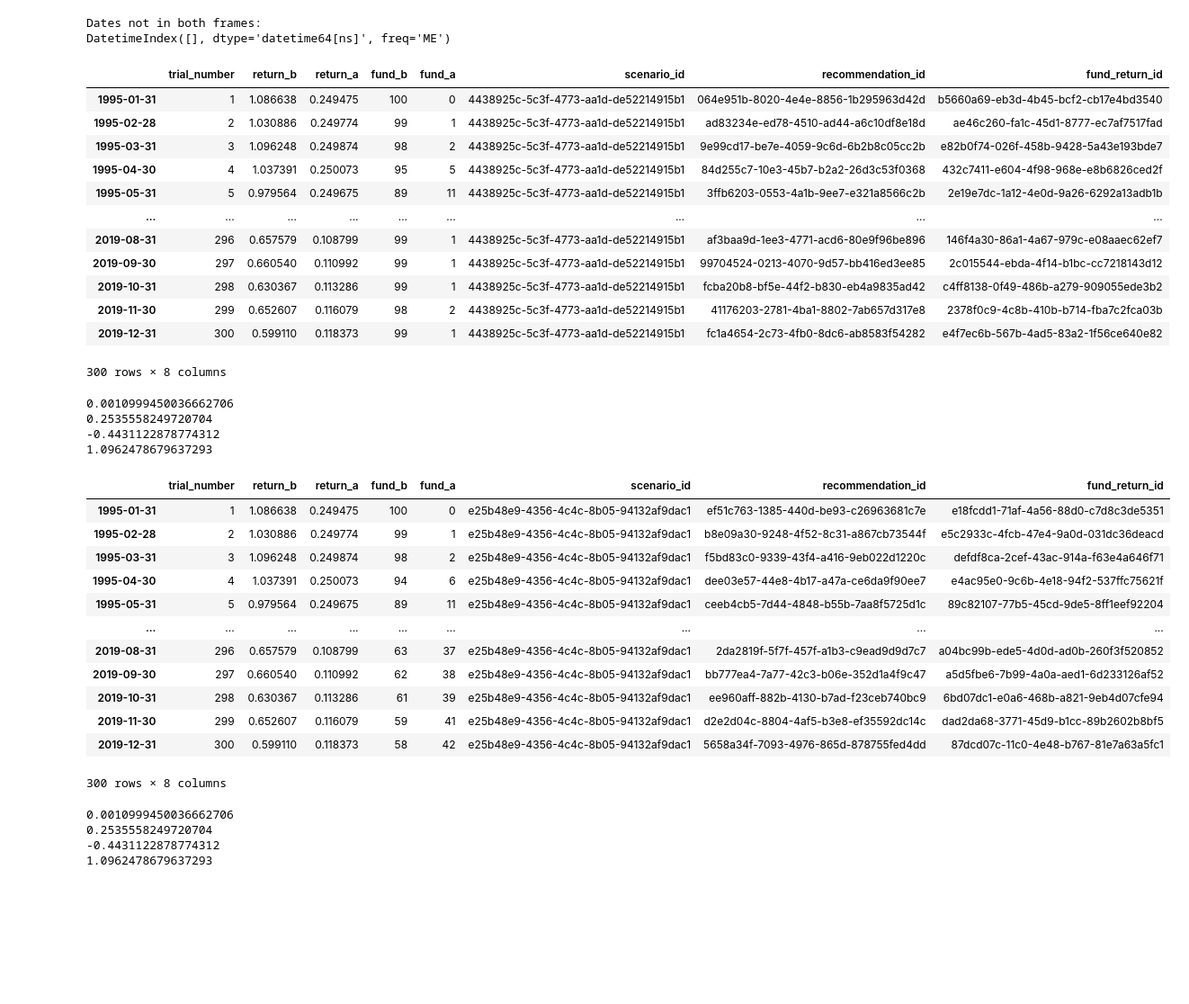
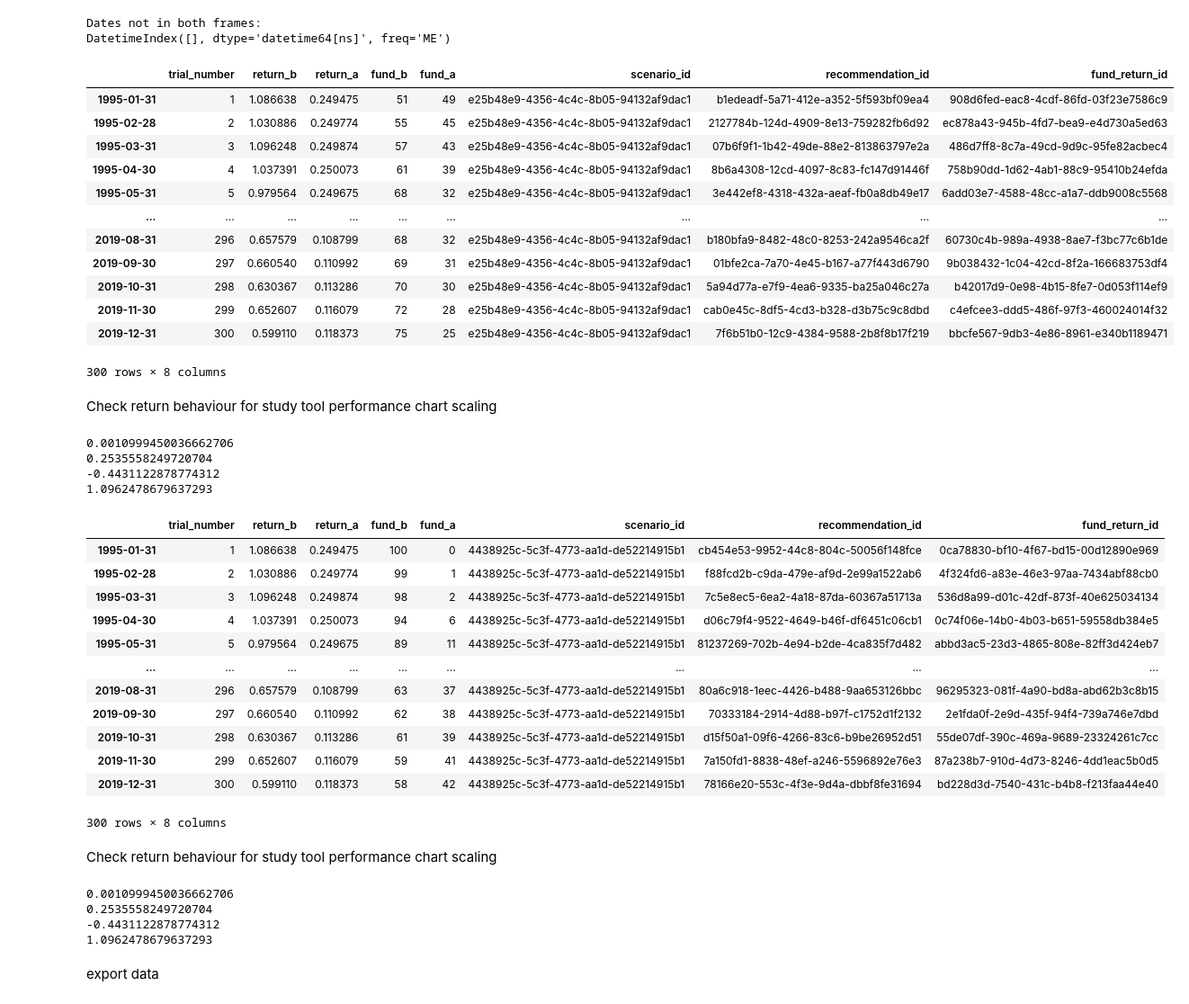
Before and after one commit to FeKapp/bachelorthesis-ai-recommendations, a Jupyter notebook: 5years_unbiased.ipynb, the cells around one changed output. Shown at 90% size. Drawn from its saved outputs; the diff is of its cells as text; code cells hidden in the pictures; blank space fills up the shorter version.

```diff
--- a/5years_unbiased.ipynb
+++ b/5years_unbiased.ipynb
@@ -763,5 +623,5 @@ Window size: 180 rows
 # %% [markdown]
 Train the model using biased data and make predictions on the dataframe entries relevant for the study
 # %%
-preds_unbiased = predict(df.loc['1971-12-31':'1986-11-30'], df.iloc[-300:], new_predictors, model)
+preds_balanced = predict(df.loc['1971-12-31':'1986-11-30'], df.iloc[-300:], new_predictors, model)
 # %%
@@ -1009,21 +875,23 @@ def transform_for_db(
     return merged
 # %%
 # insert the scenario_id from scenario_config database table
-unbiased_short = transform_for_db(df, predictions, '4438925c-5c3f-4773-aa1d-de52214915b1')
-unbiased_short
+longterm_balanced = transform_for_db(df, preds_balanced, 'e25b48e9-4356-4c4c-8b05-94132af9dac1')
+longterm_balanced
 # %% [output]
 |  | trial_number | return_b | return_a | fund_b | fund_a | scenario_id | recommendation_id | fund_return_id |
-| 1995-01-31 | 1 | 1.086638 | 0.249475 | 100 | 0 | 4438925c-5c3f-4773-aa1d-de52214915b1 | 064e951b-8020-4e4e-8856-1b295963d42d | b5660a69-eb3d-4b45-bcf2-cb17e4bd3540 |
-| 1995-02-28 | 2 | 1.030886 | 0.249774 | 99 | 1 | 4438925c-5c3f-4773-aa1d-de52214915b1 | ad83234e-ed78-4510-ad44-a6c10df8e18d | ae46c260-fa1c-45d1-8777-ec7af7517fad |
-| 1995-03-31 | 3 | 1.096248 | 0.249874 | 98 | 2 | 4438925c-5c3f-4773-aa1d-de52214915b1 | 9e99cd17-be7e-4059-9c6d-6b2b8c05cc2b | e82b0f74-026f-458b-9428-5a43e193bde7 |
-| 1995-04-30 | 4 | 1.037391 | 0.250073 | 95 | 5 | 4438925c-5c3f-4773-aa1d-de52214915b1 | 84d255c7-10e3-45b7-b2a2-26d3c53f0368 | 432c7411-e604-4f98-968e-e8b6826ced2f |
-| 1995-05-31 | 5 | 0.979564 | 0.249675 | 89 | 11 | 4438925c-5c3f-4773-aa1d-de52214915b1 | 3ffb6203-0553-4a1b-9ee7-e321a8566c2b | 2e19e7dc-1a12-4e0d-9a26-6292a13adb1b |
+| 1995-01-31 | 1 | 1.086638 | 0.249475 | 51 | 49 | e25b48e9-4356-4c4c-8b05-94132af9dac1 | b1edeadf-5a71-412e-a352-5f593bf09ea4 | 908d6fed-eac8-4cdf-86fd-03f23e7586c9 |
+| 1995-02-28 | 2 | 1.030886 | 0.249774 | 55 | 45 | e25b48e9-4356-4c4c-8b05-94132af9dac1 | 2127784b-124d-4909-8e13-759282fb6d92 | ec878a43-945b-4fd7-bea9-e4d730a5ed63 |
+| 1995-03-31 | 3 | 1.096248 | 0.249874 | 57 | 43 | e25b48e9-4356-4c4c-8b05-94132af9dac1 | 07b6f9f1-1b42-49de-88e2-813863797e2a | 486d7ff8-8c7a-49cd-9d9c-95fe82acbec4 |
+| 1995-04-30 | 4 | 1.037391 | 0.250073 | 61 | 39 | e25b48e9-4356-4c4c-8b05-94132af9dac1 | 8b6a4308-12cd-4097-8c83-fc147d91446f | 758b90dd-1d62-4ab1-88c9-95410b24efda |
+| 1995-05-31 | 5 | 0.979564 | 0.249675 | 68 | 32 | e25b48e9-4356-4c4c-8b05-94132af9dac1 | 3e442ef8-4318-432a-aeaf-fb0a8db49e17 | 6add03e7-4588-48cc-a1a7-ddb9008c5568 |
 | ... | ... | ... | ... | ... | ... | ... | ... | ... |
-| 2019-08-31 | 296 | 0.657579 | 0.108799 | 99 | 1 | 4438925c-5c3f-4773-aa1d-de52214915b1 | af3baa9d-1ee3-4771-acd6-80e9f96be896 | 146f4a30-86a1-4a67-979c-e08aaec62ef7 |
-| 2019-09-30 | 297 | 0.660540 | 0.110992 | 99 | 1 | 4438925c-5c3f-4773-aa1d-de52214915b1 | 99704524-0213-4070-9d57-bb416ed3ee85 | 2c015544-ebda-4f14-b1bc-cc7218143d12 |
-| 2019-10-31 | 298 | 0.630367 | 0.113286 | 99 | 1 | 4438925c-5c3f-4773-aa1d-de52214915b1 | fcba20b8-bf5e-44f2-b830-eb4a9835ad42 | c4ff8138-0f49-486b-a279-909055ede3b2 |
-| 2019-11-30 | 299 | 0.652607 | 0.116079 | 98 | 2 | 4438925c-5c3f-4773-aa1d-de52214915b1 | 41176203-2781-4ba1-8802-7ab657d317e8 | 2378f0c9-4c8b-410b-b714-fba7c2fca03b |
-| 2019-12-31 | 300 | 0.599110 | 0.118373 | 99 | 1 | 4438925c-5c3f-4773-aa1d-de52214915b1 | fc1a4654-2c73-4fb0-8dc6-ab8583f54282 | e4f7ec6b-567b-4ad5-83a2-1f56ce640e82 |
+| 2019-08-31 | 296 | 0.657579 | 0.108799 | 68 | 32 | e25b48e9-4356-4c4c-8b05-94132af9dac1 | b180bfa9-8482-48c0-8253-242a9546ca2f | 60730c4b-989a-4938-8ae7-f3bc77c6b1de |
+| 2019-09-30 | 297 | 0.660540 | 0.110992 | 69 | 31 | e25b48e9-4356-4c4c-8b05-94132af9dac1 | 01bfe2ca-7a70-4e45-b167-a77f443d6790 | 9b038432-1c04-42cd-8f2a-166683753df4 |
+| 2019-10-31 | 298 | 0.630367 | 0.113286 | 70 | 30 | e25b48e9-4356-4c4c-8b05-94132af9dac1 | 5a94d77a-e7f9-4ea6-9335-ba25a046c27a | b42017d9-0e98-4b15-8fe7-0d053f114ef9 |
+| 2019-11-30 | 299 | 0.652607 | 0.116079 | 72 | 28 | e25b48e9-4356-4c4c-8b05-94132af9dac1 | cab0e45c-8df5-4cd3-b328-d3b75c9c8dbd | c4efcee3-ddd5-486f-97f3-460024014f32 |
+| 2019-12-31 | 300 | 0.599110 | 0.118373 | 75 | 25 | e25b48e9-4356-4c4c-8b05-94132af9dac1 | 7f6b51b0-12c9-4384-9588-2b8f8b17f219 | bbcfe567-9db3-4e86-8961-e340b1189471 |
 300 rows × 8 columns
+# %% [markdown]
+Check return behaviour for study tool performance chart scaling
 # %%
 # compute mins and maxes
@@ -1037,21 +905,24 @@ print(unbiased_short['return_b'].max())
 -0.4431122878774312
 1.0962478679637293
 # %%
-biased_short = transform_for_db(df, preds_biased, 'e25b48e9-4356-4c4c-8b05-94132af9dac1')
-biased_short
+longterm_unbalanced = transform_for_db(df, preds_unbalanced, '4438925c-5c3f-4773-aa1d-de52214915b1')
+
+longterm_unbalanced
 # %% [output]
 |  | trial_number | return_b | return_a | fund_b | fund_a | scenario_id | recommendation_id | fund_return_id |
-| 1995-01-31 | 1 | 1.086638 | 0.249475 | 100 | 0 | e25b48e9-4356-4c4c-8b05-94132af9dac1 | ef51c763-1385-440d-be93-c26963681c7e | e18fcdd1-71af-4a56-88d0-c7d8c3de5351 |
-| 1995-02-28 | 2 | 1.030886 | 0.249774 | 99 | 1 | e25b48e9-4356-4c4c-8b05-94132af9dac1 | b8e09a30-9248-4f52-8c31-a867cb73544f | e5c2933c-4fcb-47e4-9a0d-031dc36deacd |
-| 1995-03-31 | 3 | 1.096248 | 0.249874 | 98 | 2 | e25b48e9-4356-4c4c-8b05-94132af9dac1 | f5bd83c0-9339-43f4-a416-9eb022d1220c | defdf8ca-2cef-43ac-914a-f63e4a646f71 |
-| 1995-04-30 | 4 | 1.037391 | 0.250073 | 94 | 6 | e25b48e9-4356-4c4c-8b05-94132af9dac1 | dee03e57-44e8-4b17-a47a-ce6da9f90ee7 | e4ac95e0-9c6b-4e18-94f2-537ffc75621f |
-| 1995-05-31 | 5 | 0.979564 | 0.249675 | 89 | 11 | e25b48e9-4356-4c4c-8b05-94132af9dac1 | ceeb4cb5-7d44-4848-b55b-7aa8f5725d1c | 89c82107-77b5-45cd-9de5-8ff1eef92204 |
+| 1995-01-31 | 1 | 1.086638 | 0.249475 | 100 | 0 | 4438925c-5c3f-4773-aa1d-de52214915b1 | cb454e53-9952-44c8-804c-50056f148fce | 0ca78830-bf10-4f67-bd15-00d12890e969 |
+| 1995-02-28 | 2 | 1.030886 | 0.249774 | 99 | 1 | 4438925c-5c3f-4773-aa1d-de52214915b1 | f88fcd2b-c9da-479e-af9d-2e99a1522ab6 | 4f324fd6-a83e-46e3-97aa-7434abf88cb0 |
+| 1995-03-31 | 3 | 1.096248 | 0.249874 | 98 | 2 | 4438925c-5c3f-4773-aa1d-de52214915b1 | 7c5e8ec5-6ea2-4a18-87da-60367a51713a | 536d8a99-d01c-42df-873f-40e625034134 |
+| 1995-04-30 | 4 | 1.037391 | 0.250073 | 94 | 6 | 4438925c-5c3f-4773-aa1d-de52214915b1 | d06c79f4-9522-4649-b46f-df6451c06cb1 | 0c74f06e-14b0-4b03-b651-59558db384e5 |
+| 1995-05-31 | 5 | 0.979564 | 0.249675 | 89 | 11 | 4438925c-5c3f-4773-aa1d-de52214915b1 | 81237269-702b-4e94-b2de-4ca835f7d482 | abbd3ac5-23d3-4865-808e-82ff3d424eb7 |
 | ... | ... | ... | ... | ... | ... | ... | ... | ... |
-| 2019-08-31 | 296 | 0.657579 | 0.108799 | 63 | 37 | e25b48e9-4356-4c4c-8b05-94132af9dac1 | 2da2819f-5f7f-457f-a1b3-c9ead9d9d7c7 | a04bc99b-ede5-4d0d-ad0b-260f3f520852 |
-| 2019-09-30 | 297 | 0.660540 | 0.110992 | 62 | 38 | e25b48e9-4356-4c4c-8b05-94132af9dac1 | bb777ea4-7a77-42c3-b06e-352d1a4f9c47 | a5d5fbe6-7b99-4a0a-aed1-6d233126af52 |
-| 2019-10-31 | 298 | 0.630367 | 0.113286 | 61 | 39 | e25b48e9-4356-4c4c-8b05-94132af9dac1 | ee960aff-882b-4130-b7ad-f23ceb740bc9 | 6bd07dc1-e0a6-468b-a821-9eb4d07cfe94 |
-| 2019-11-30 | 299 | 0.652607 | 0.116079 | 59 | 41 | e25b48e9-4356-4c4c-8b05-94132af9dac1 | d2e2d04c-8804-4af5-b3e8-ef35592dc14c | dad2da68-3771-45d9-b1cc-89b2602b8bf5 |
-| 2019-12-31 | 300 | 0.599110 | 0.118373 | 58 | 42 | e25b48e9-4356-4c4c-8b05-94132af9dac1 | 5658a34f-7093-4976-865d-878755fed4dd | 87dcd07c-11c0-4e48-b767-81e7a63a5fc1 |
+| 2019-08-31 | 296 | 0.657579 | 0.108799 | 63 | 37 | 4438925c-5c3f-4773-aa1d-de52214915b1 | 80a6c918-1eec-4426-b488-9aa653126bbc | 96295323-081f-4a90-bd8a-abd62b3c8b15 |
+| 2019-09-30 | 297 | 0.660540 | 0.110992 | 62 | 38 | 4438925c-5c3f-4773-aa1d-de52214915b1 | 70333184-2914-4d88-b97f-c1752d1f2132 | 2e1fda0f-2e9d-435f-94f4-739a746e7dbd |
+| 2019-10-31 | 298 | 0.630367 | 0.113286 | 61 | 39 | 4438925c-5c3f-4773-aa1d-de52214915b1 | d15f50a1-09f6-4266-83c6-b9be26952d51 | 55de07df-390c-469a-9689-23324261c7cc |
+| 2019-11-30 | 299 | 0.652607 | 0.116079 | 59 | 41 | 4438925c-5c3f-4773-aa1d-de52214915b1 | 7a150fd1-8838-48ef-a246-5596892e76e3 | 87a238b7-910d-4d73-8246-4dd1eac5b0d5 |
+| 2019-12-31 | 300 | 0.599110 | 0.118373 | 58 | 42 | 4438925c-5c3f-4773-aa1d-de52214915b1 | 78166e20-553c-4f3e-9d4a-dbbf8fe31694 | bd228d3d-7540-431c-b4b8-f213faa44e40 |
 300 rows × 8 columns
+# %% [markdown]
+Check return behaviour for study tool performance chart scaling
 # %%
 # compute mins and maxes
@@ -1064,6 +935,8 @@ print(biased_short['return_b'].max())
 0.2535558249720704
 -0.4431122878774312
 1.0962478679637293
+# %% [markdown]
+export data
 # %%
 import os
 import pandas as pd
```
Also changed, not shown: parts of 50 cells of this notebook, 2 other files.
